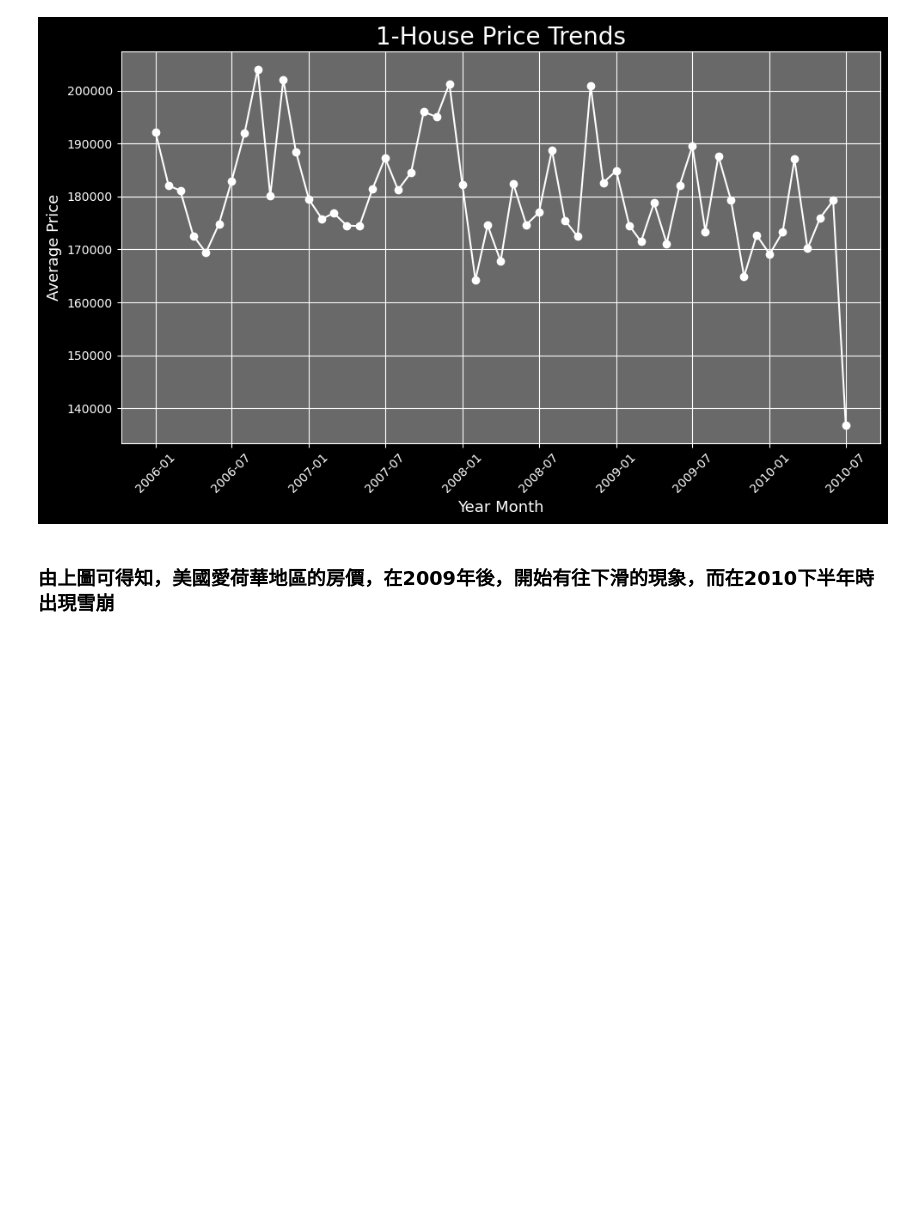
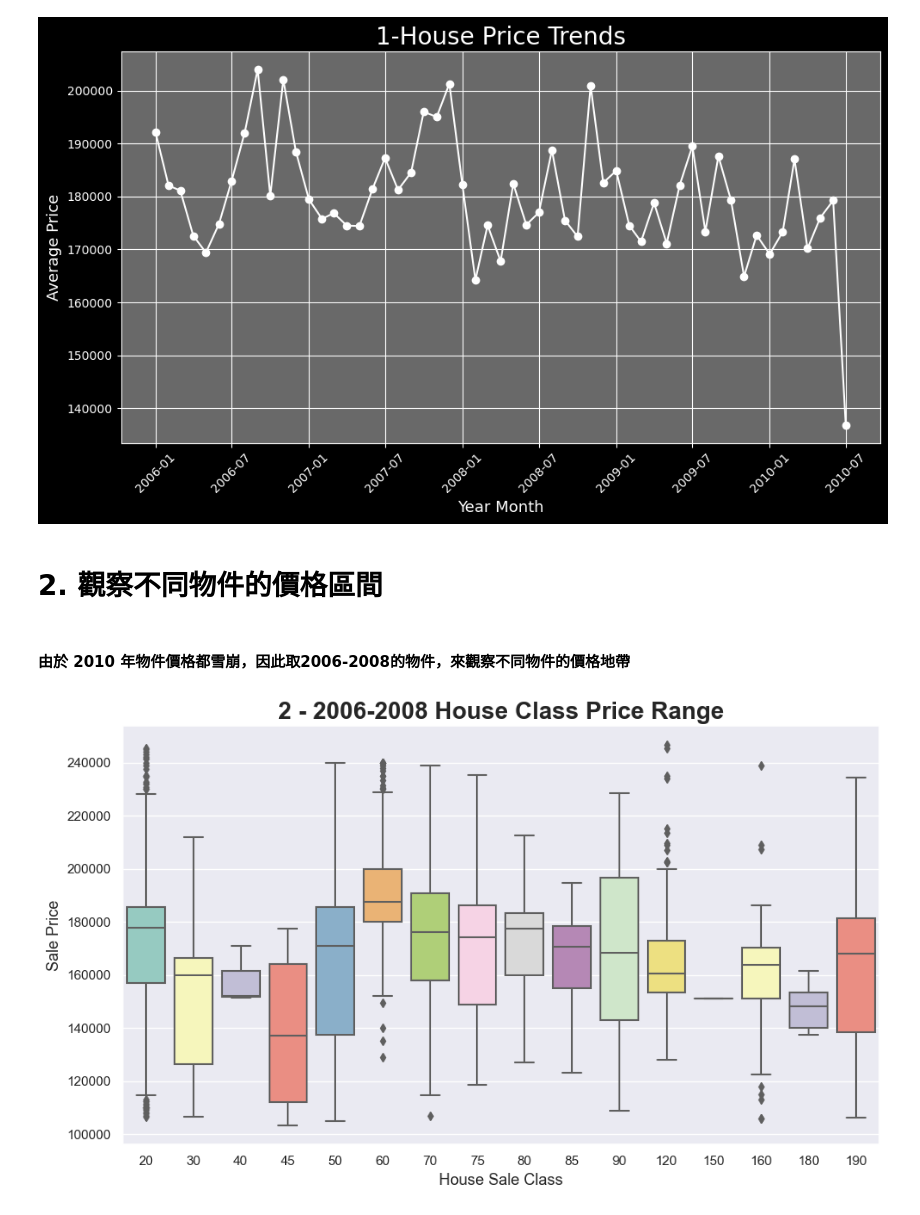
Before and after one commit to Ricky7737/DataAnalysisAndLearning, a Jupyter notebook: Kaggle資料練習/1.HousePricePredict/圖表分析練習/2-HouseMatplotlib.ipynb, the cells around one changed output. Drawn from its saved outputs; the diff is of its cells as text; code cells hidden in the pictures; blank space fills up the shorter version.

```diff
--- a/Kaggle資料練習/1.HousePricePredict/圖表分析練習/2-HouseMatplotlib.ipynb
+++ b/Kaggle資料練習/1.HousePricePredict/圖表分析練習/2-HouseMatplotlib.ipynb
@@ -59,9 +66,12 @@ def plot_average_price_trend(data_path, save_path):
 # %%
 # 讀入Excel資料
 data_file_path = r'E:/DataLearn/1.House/All_DataSheet.xlsx'
-save_path = r'E:\DataLearn\1.House\GraphAnalysis\1-HousePriceTrends.png'
-plot_average_price_trend(data_file_path, save_path)
+# 指定圖片處存路徑
+save_path_p1 = r'E:\DataLearn\1.House\GraphAnalysis\1-HousePriceTrends.png'
+plot_average_price_trend(data_file_path, save_path_p1)
 # %% [output]
 [figure]
-# %% [markdown]
-### 由上圖可得知，美國愛荷華地區的房價，在2009年後，開始有往下滑的現象，而在2010下半年時出現雪崩
+# %% [markdown]
+# 2. 觀察不同物件的價格區間
+# %% [markdown]
+#### 由於 2010 年物件價格都雪崩，因此取2006-2008的物件，來觀察不同物件的價格地帶
@@ -67,0 +128,8 @@ plot_average_price_trend(data_file_path, save_path)
+# %%
+# 讀入Excel資料
+data_file_path = r'E:/DataLearn/1.House/All_DataSheet.xlsx'
+# 指定圖片處存路徑
+save_path_P2 = r'E:\DataLearn\1.House\GraphAnalysis\2-HouseClassPriceRange.png'
+plot_price_boxplot(data_file_path, save_path_P2)
+# %% [output]
+[figure, added]
```
Also changed, not shown: parts of 3 cells of this notebook.
